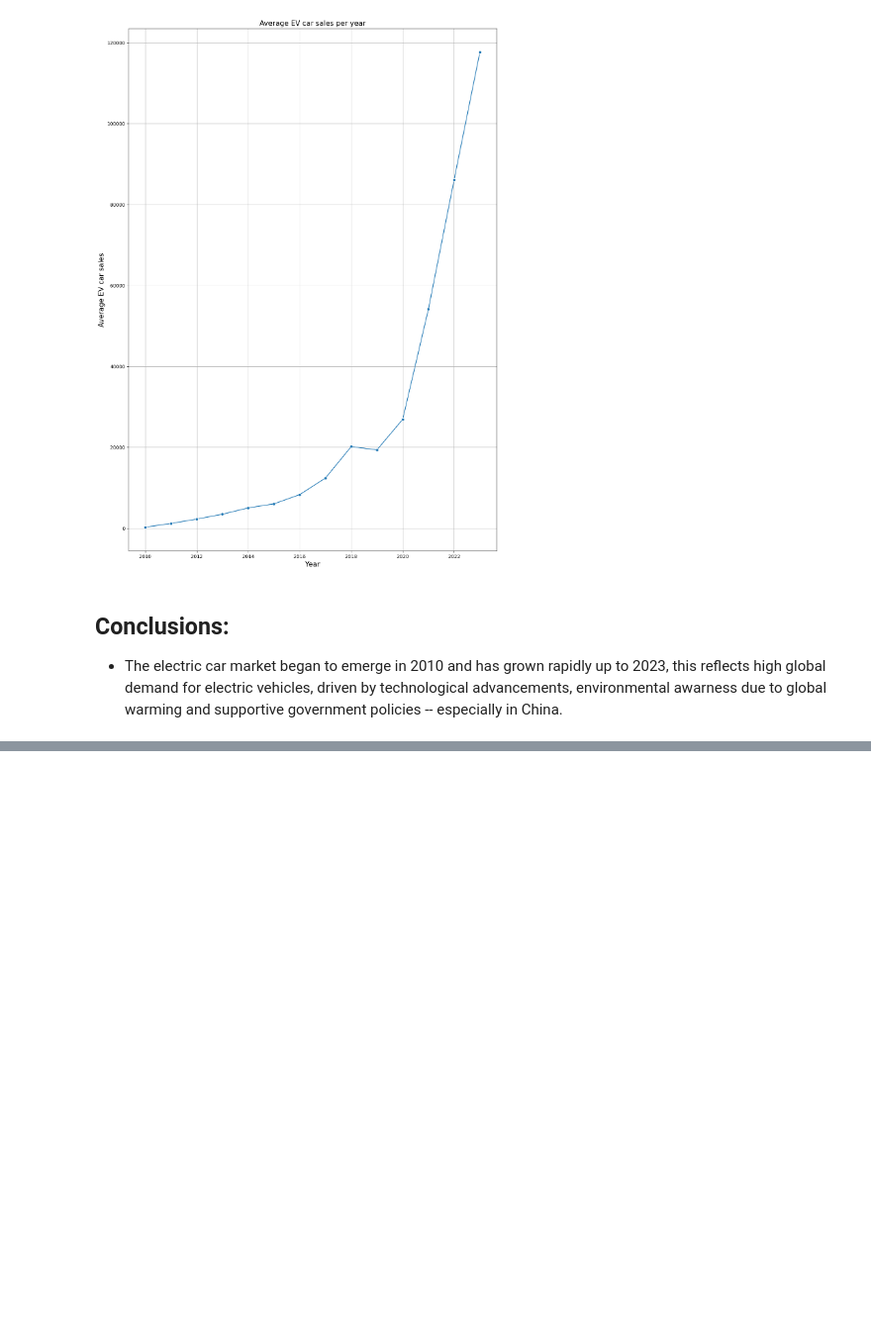
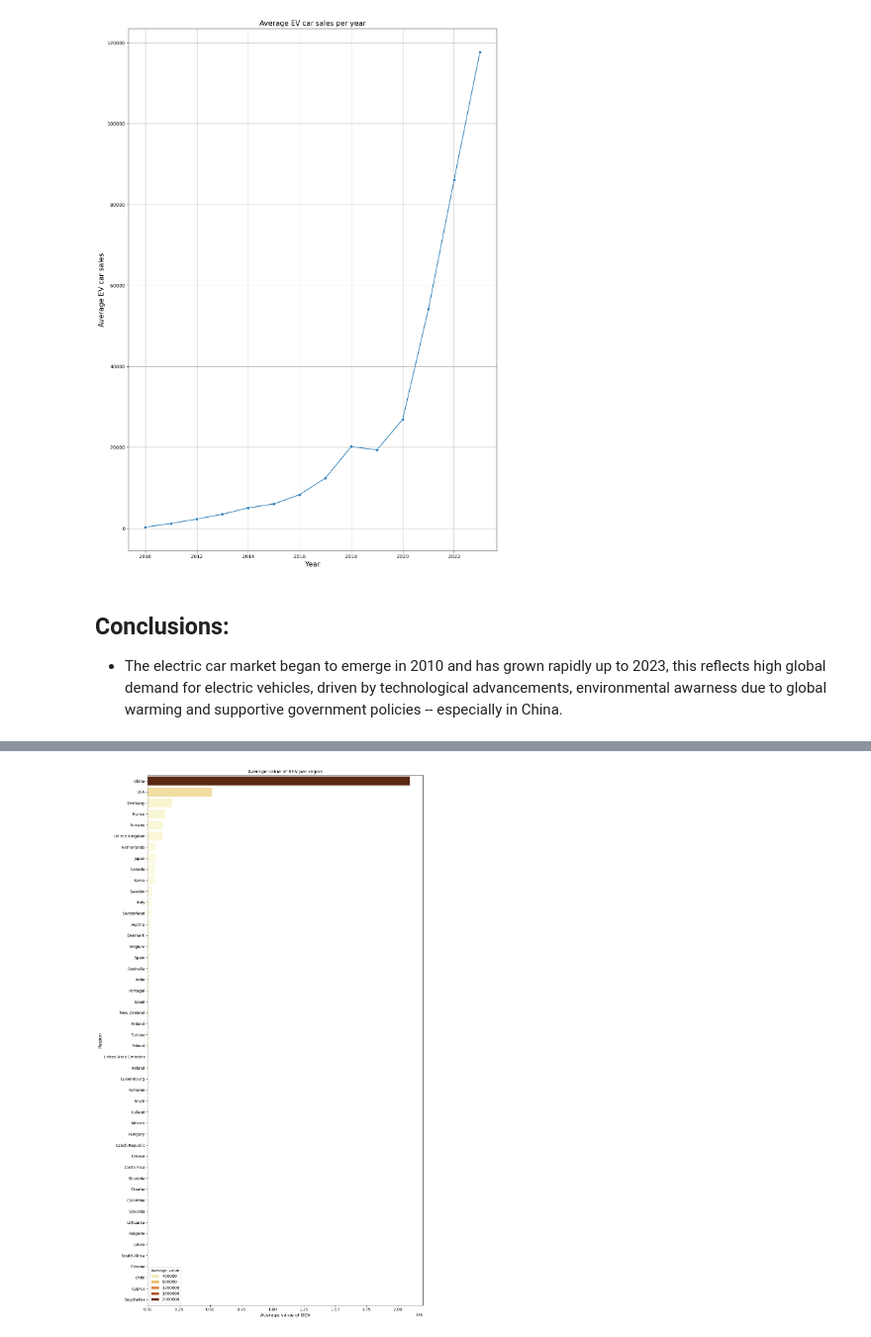
Before and after one commit to Fady-Foash97/Data-analysis-using-Pandas, a Jupyter notebook: Electric cars.ipynb, the cells around one changed output, grey strips where cells are left out. Shown: that part at 99% size. Cells and saved outputs as stored; diff of their text form; code cells hidden in the pictures; blank space fills up the shorter version.

```diff
--- a/Electric cars.ipynb
+++ b/Electric cars.ipynb
@@ -335,0 +410,2 @@ plt.show()
+# %%
+BEV_Average = psql.sqldf(Oil, globals())
@@ -335,0 +432,5 @@ plt.show()
+# %%
+BEV_Average_sorted = """SELECT region, powertrain, Average_value FROM BEV_Average
+ORDER BY Average_value DESC"""
+# %%
+BEV_Average_sorted1 = psql.sqldf(BEV_Average_sorted, globals())
@@ -335,0 +457,11 @@ plt.show()
+# %%
+plt.figure(figsize= (12, 20))
+sns.barplot(data = BEV_Average_sorted1, x = BEV_Average_sorted1['Average_value'], y = BEV_Average_sorted1['region'], hue = 'Average_value',
+            palette = sns.color_palette("YlOrBr", as_cmap = True))
+plt.xlabel('Average value of BEV', size = 12)
+plt.ylabel('Region', size = 12)
+plt.title('Average value of BEV per region', size = 12)
+plt.tight_layout()
+plt.show()
+# %% [output]
+[figure, added]
```
Also changed, not shown: parts of 24 cells of this notebook.
